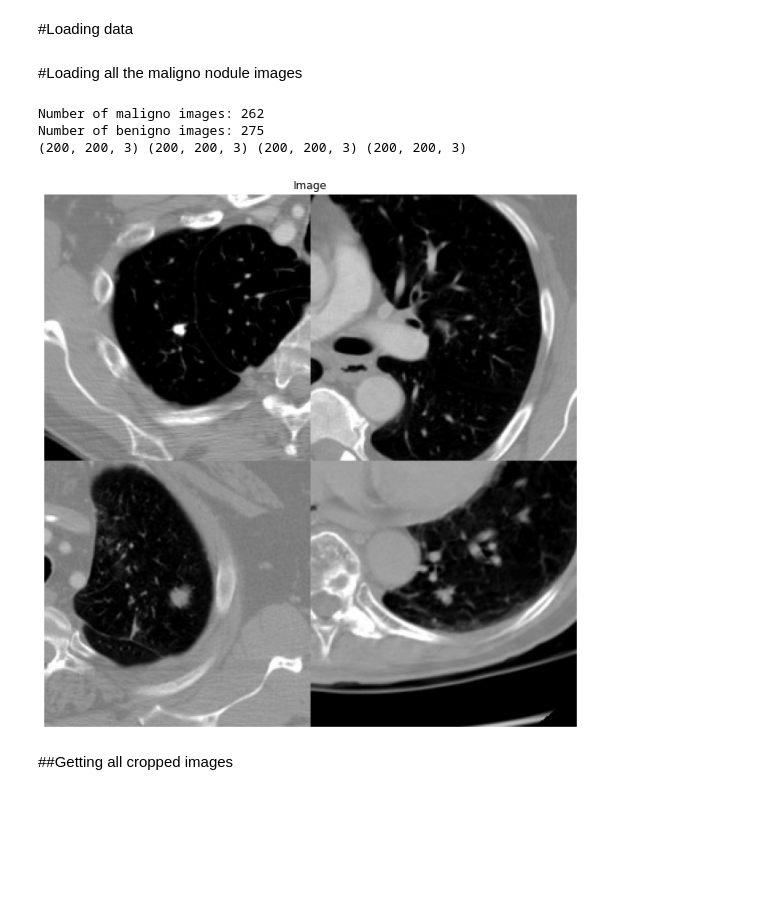
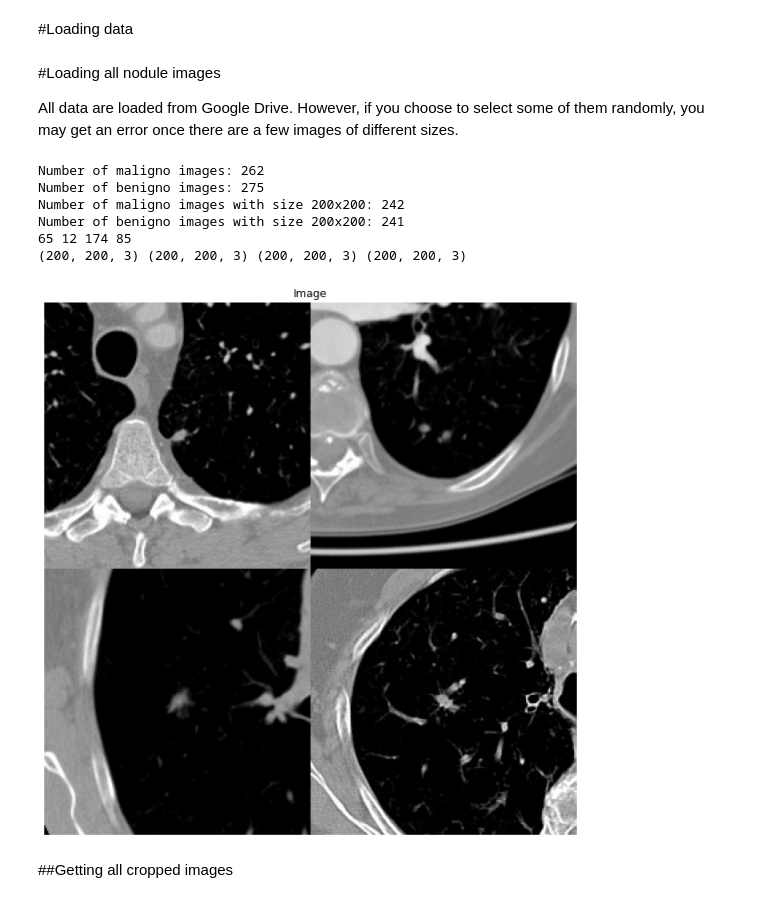
Before and after one commit to HerbertHipolito/Bootcamp-code, a Jupyter notebook: pipelines.ipynb, the cells around one changed output. Cells and saved outputs as stored; diff of their text form; code cells hidden in the pictures; blank space fills up the shorter version.

```diff
--- a/pipelines.ipynb
+++ b/pipelines.ipynb
@@ -229,48 +244,58 @@ class pre_processing:
     plt.show()
 # %% [markdown]
 #Loading data
-# %% [markdown]
-#Loading all the maligno nodule images
+# %% [markdown]
+#Loading all nodule images
+
+All data are loaded from Google Drive. However, if you choose to select some of them randomly, you may get an error once there are a few images of different sizes.
 # %%
-select_images_randomly = False
+select_images_randomly = True
 
 directory_path_malignos = '/content/drive/MyDrive/all_nods_malignos_converted/'
 directory_path_benignos = '/content/drive/MyDrive/all_nods_benignos_converted/'
 
 directory_files = os.listdir(directory_path_malignos)
 array_of_images_malignos = [plt.imread( os.path.join(directory_path_malignos,file) ) for file in directory_files]
+array_of_images_malignos_200 = [plt.imread( os.path.join(directory_path_malignos,file) ) for file in directory_files if plt.imread(os.path.join(directory_path_malignos,file)).shape[0] == 200 and plt.imread(os.path.join(directory_path_malignos,file)).shape[1] == 200]
 
 directory_files = os.listdir(directory_path_benignos)
 array_of_images_benignos = [plt.imread( os.path.join(directory_path_benignos,file) ) for file in directory_files]
+array_of_images_benignos_200 = [plt.imread( os.path.join(directory_path_benignos,file) ) for file in directory_files if plt.imread( os.path.join(directory_path_benignos,file) ).shape[0] == 200 and plt.imread( os.path.join(directory_path_benignos,file) ).shape[1] == 200]
 
 print(f'Number of maligno images: {len(array_of_images_malignos)}')
 print(f'Number of benigno images: {len(array_of_images_benignos)}')
+print(f'Number of maligno images with size 200x200: {len(array_of_images_malignos_200)}')
+print(f'Number of benigno images with size 200x200: {len(array_of_images_benignos_200)}')
 
 if select_images_randomly:
 
-  index_benigno1,index_benigno2 = randint(0,len(array_of_images_benignos)-1),randint(0,len(array_of_images_benignos)-1)
-  index_maligno1,index_maligno2 = randint(0,len(array_of_images_malignos)-1),randint(0,len(array_of_images_malignos)-1)
+  index_benigno1,index_benigno2 = randint(0,len(array_of_images_benignos_200)-1),randint(0,len(array_of_images_benignos_200)-1)
+  index_maligno1,index_maligno2 = randint(0,len(array_of_images_malignos_200)-1),randint(0,len(array_of_images_malignos_200)-1)
   print(index_benigno1,index_benigno2,index_maligno1,index_maligno2)
+  [benigno1,benigno2] = [array_of_images_benignos_200[index_benigno1],array_of_images_benignos_200[index_benigno2]]
+  [maligno1,maligno2] = [array_of_images_malignos_200[index_maligno1],array_of_images_malignos_200[index_maligno2]]
 
 else:
 
   index_benigno1,index_benigno2 = 2,3
   index_maligno1,index_maligno2 = 10,16
-
-[benigno1,benigno2] = [array_of_images_benignos[index_benigno1],array_of_images_benignos[index_benigno2]]
-[maligno1,maligno2] = [array_of_images_malignos[index_maligno1],array_of_images_malignos[index_maligno2]]
+  [benigno1,benigno2] = [array_of_images_benignos[index_benigno1],array_of_images_benignos[index_benigno2]]
+  [maligno1,maligno2] = [array_of_images_malignos[index_maligno1],array_of_images_malignos[index_maligno2]]
 
 print(benigno1.shape,benigno2.shape,maligno1.shape,maligno2.shape)
 
 four_images = np.vstack([  np.hstack([benigno1, benigno2]),  np.hstack([maligno1, maligno2])  ])
 display_img(four_images,F_size=(11,11))
 
 tumor_picture = four_images
 # %% [output]
 Number of maligno images: 262
 Number of benigno images: 275
+Number of maligno images with size 200x200: 242
+Number of benigno images with size 200x200: 241
+65 12 174 85
 (200, 200, 3) (200, 200, 3) (200, 200, 3) (200, 200, 3)
-[figure, old version]
+[figure, new version]
 # %% [markdown]
 ##Getting all cropped images
 # %%
```
Also changed, not shown: parts of 21 cells of this notebook.
